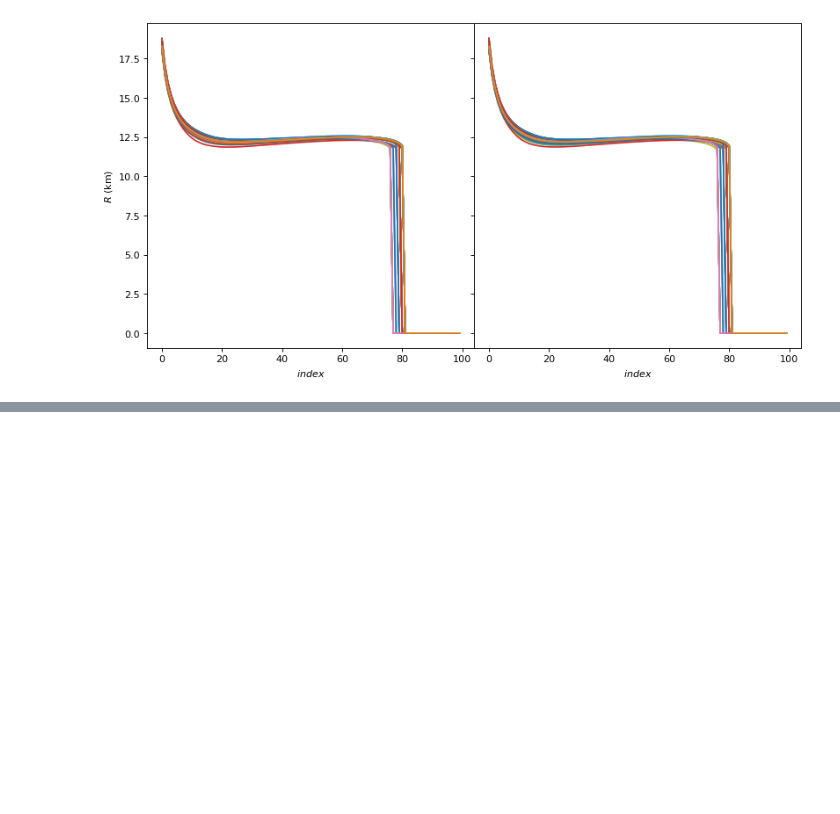
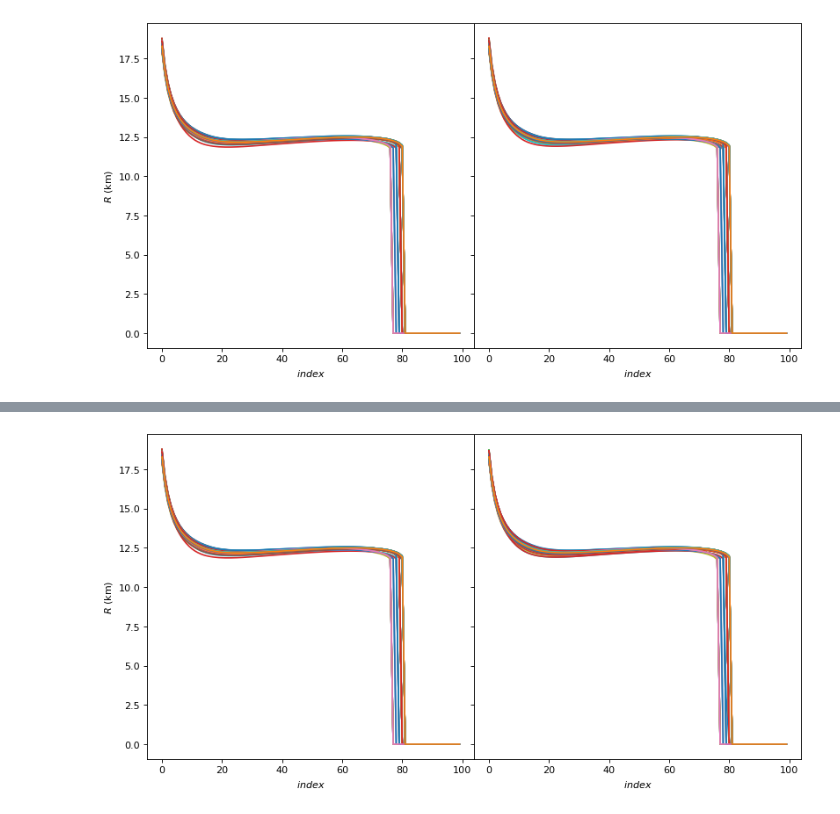
Before and after one commit to awsteiner/bamr, a Jupyter notebook: out/tov.ipynb, the cells around one changed output, grey strips where cells are left out. Saved outputs shown, nothing was run; the diff lists cells and outputs as text; code cells hidden in the pictures; blank space fills up the shorter version.

Commit message:
Implemented Decision Tree Regressor replacing the TOV solver

```diff
--- a/out/tov.ipynb
+++ b/out/tov.ipynb
@@ -72,0 +69,18 @@ len(y_test)
+# %%
+from sklearn.tree import DecisionTreeRegressor
+from sklearn.model_selection import GridSearchCV
+
+model=DecisionTreeRegressor()
+
+param_grid = {
+    'max_depth': [None, 10, 20, 30, 40],
+    'min_samples_split': [2, 5, 10],
+    'min_samples_leaf': [1, 2, 4],
+    'max_features': [None, 'sqrt', 'log2']
+}
+
+grid_search = GridSearchCV(estimator=model, param_grid=param_grid, cv=5, n_jobs=-1,verbose = 2, scoring='neg_mean_squared_error',return_train_score=True)
+# Fit the model
+grid_search.fit(X_train, y_train)
+# Get best regressor
+best_regressor = grid_search.best_estimator_
@@ -72,0 +105,11 @@ len(y_test)
+# %%
+fig, axes = plt.subplots(nrows=1, ncols=2, sharey=True, sharex=True,figsize=(12, 6),dpi=80,gridspec_kw={'hspace': 0, 'wspace': 0})
+axes.flatten()
+axes[0].set_ylabel(r"$R~(\mathrm{km})$")
+axes[0].set_xlabel(r"$index$")
+axes[1].set_xlabel(r"$index$")
+for i in range(0,len(y_test)):
+  axes[0].plot(y_test[i])
+  axes[1].plot(best_regressor.predict([X_test[i]])[0])
+# %% [output]
+[figure, added]
```
Also changed, not shown: parts of 6 cells of this notebook, 4 other files.
